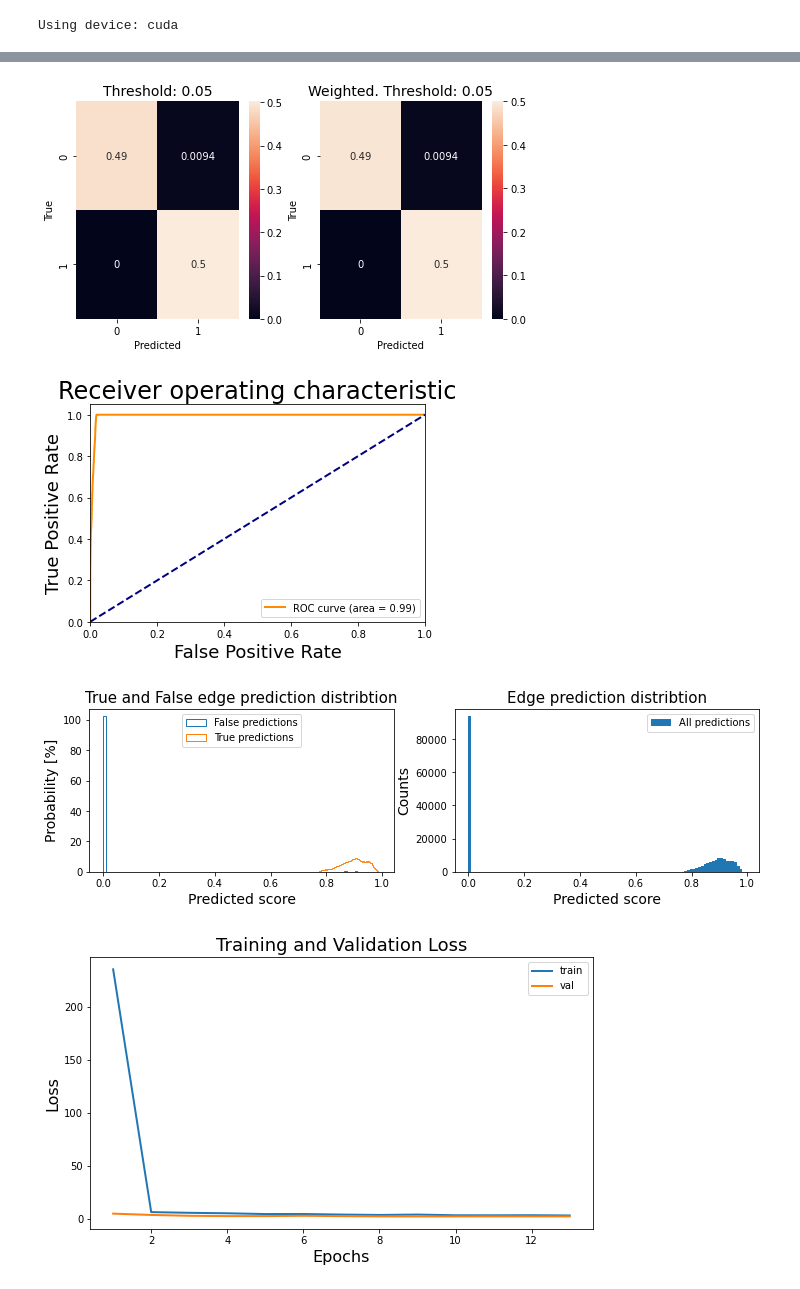
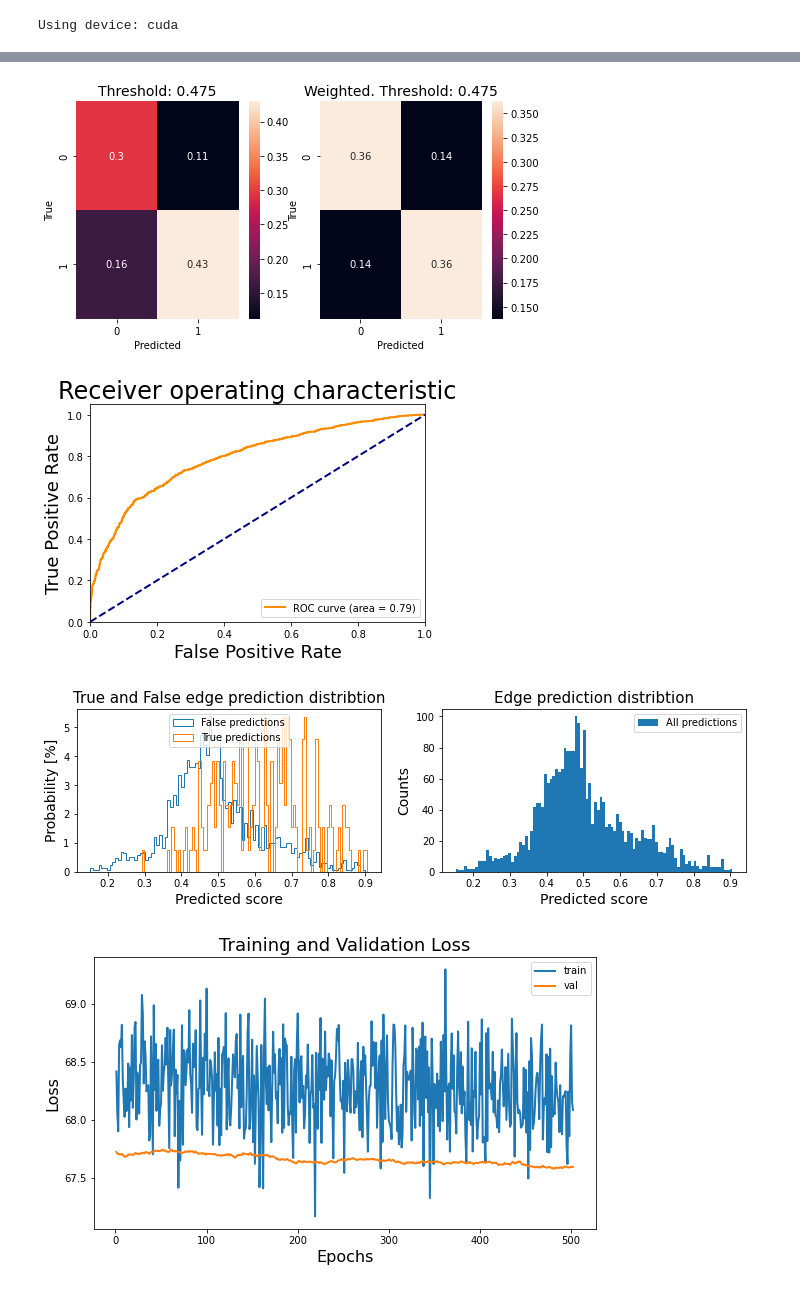
Before and after one commit to chrisizeh/Graph_Linking, a Jupyter notebook: run_gnn_model.ipynb, the cells around one changed output, grey strips where cells are left out. Cells and saved outputs as stored; diff of their text form; code cells hidden in the pictures.

Commit message:
use generated graph as base graph and train

```diff
--- a/run_gnn_model.ipynb
+++ b/run_gnn_model.ipynb
@@ -52,7 +37,7 @@ Data(x=[26, 29], edge_index=[2, 650], y=[650], num_nodes=26, edges_features=[650
 train_dl = DataLoader(dataset_training, shuffle=True)
 test_dl = DataLoader(dataset_test, shuffle=True)
 # %%
-epochs = 20
+epochs = 1000
 start_epoch = 0
 
 model = GNN_TrackLinkingNet(input_dim = dataset_training.get(0).x.shape[1],
@@ -64,11 +49,11 @@ optimizer = torch.optim.Adam(model.parameters(), lr=0.001)
 #scheduler = StepLR(optimizer, step_size=20, gamma=0.5)
 
 scheduler = CosineAnnealingLR(optimizer, epochs, eta_min=1e-6)
-loss_obj = FocalLoss(alpha=0.7, gamma=2)
+loss_obj = FocalLoss(alpha=0.45, gamma=2)
 
 model.apply(weight_init)
 
-# weights = torch.load(model_folder + "/model_epoch_500_loss_0.3088.pt", weights_only=True)
-# model.load_state_dict(weights["model_state_dict"])
-# optimizer.load_state_dict(weights["optimizer_state_dict"])
-# start_epoch = weights["epoch"]
+weights = torch.load(model_folder + "/model_epoch_100_loss_68.7351.pt", weights_only=True)
+model.load_state_dict(weights["model_state_dict"])
+optimizer.load_state_dict(weights["optimizer_state_dict"])
+start_epoch = weights["epoch"]
@@ -105,7 +72,7 @@ for epoch in range(start_epoch, epochs):
 
     # Validation
     model.eval()
-    pred, lab = [], []
+    pred, lab, y = [], [], []
     val_loss, j = 0, 0
     print("Validation step")
     for sample in tqdm(test_dl, desc="Validation"):
@@ -120,6 +87,7 @@ for epoch in range(start_epoch, epochs):
         #nn_pred, edge_emb = model(*data, device=device)
         nn_pred = model(*data, device=device)
         pred += nn_pred.tolist()
+        y += (sample.y>0).int().tolist()
         lab += sample.y.tolist()
         val_loss += loss_obj(nn_pred, sample.y.float()).item()
         j += 1
@@ -128,8 +96,8 @@ for epoch in range(start_epoch, epochs):
     print(f'Epoch: {epoch+1}, val loss: {val_loss:.4f}')
     val_loss_hist.append(val_loss)
 
-    if (True):
-#     if ((epoch - 49) % 50 == 0):
+#     if (True):
+    if ((epoch - 1) % 200 == 0):
         clear_output(wait=True)
 
         print(f">>> Saving model to {model_folder + f'/model_epoch_{epoch+1}_loss_{loss:.4f}.pt'}")
@@ -138,7 +106,7 @@ for epoch in range(start_epoch, epochs):
                 'optimizer_state_dict': optimizer.state_dict(),
                 }, model_folder + f'/model_epoch_{epoch+1}_loss_{loss:.4f}.pt')
 
-        TNR, TPR, thresholds = classification_thresholds_plot(np.array(pred), np.array(lab),
+        TNR, TPR, thresholds = classification_thresholds_plot(np.array(pred), np.array(y),
                                                               threshold_step=0.05, output_folder=model_folder,
                                                               epoch=epoch+1)
         classification_threshold = get_best_threshold(TNR, TPR, thresholds)
@@ -148,7 +116,7 @@ for epoch in range(start_epoch, epochs):
                                                       epoch=epoch+1, thr = classification_threshold,
                                                      folder=model_folder, val=True)
 
-        test(np.array(lab), np.array(pred), classification_threshold=classification_threshold,
+        test(np.array(y), np.array(pred), classification_threshold=classification_threshold,
                             output_folder=model_folder, epoch=epoch+1)
         save_pred(np.array(pred), np.array(lab), epoch=epoch, out_folder=model_folder)
         save_loss(train_loss_hist, val_loss_hist, outputLossFunctionPath=model_folder)
@@ -181,4 +149,4 @@ positive_likelihood_ratio: 52.99334073251942, negative_likelihood_ratio: 0.0
-[figure, old version]
+[figure, new version]
-[figure, old version]
+[figure, new version]
-[figure, old version]
+[figure, new version]
-[figure, old version]
+[figure, new version]
```
Also changed, not shown: parts of 4 cells of this notebook, 2 other files.
